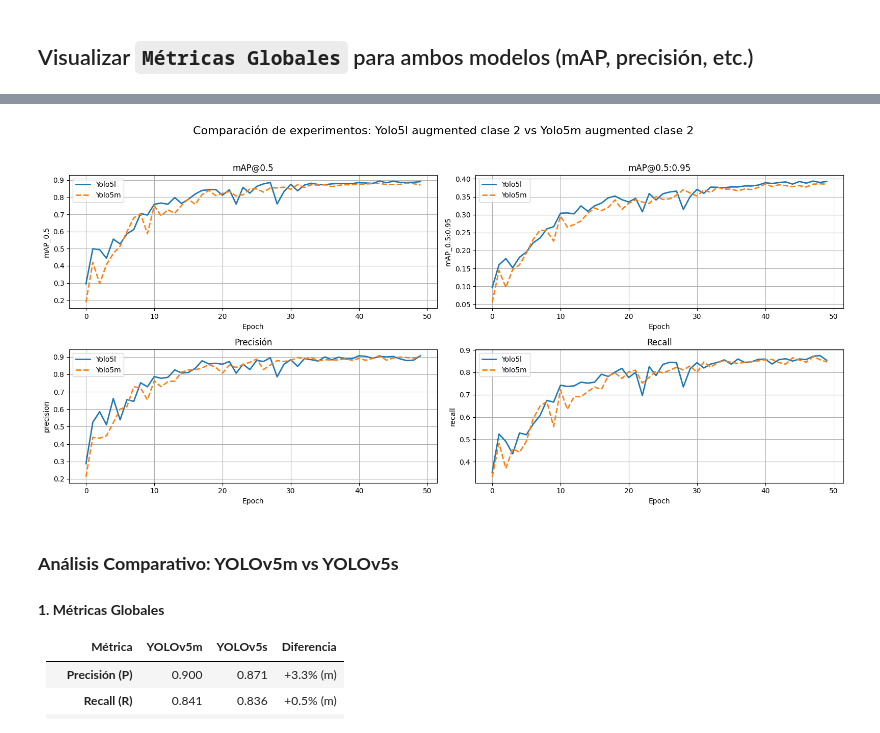
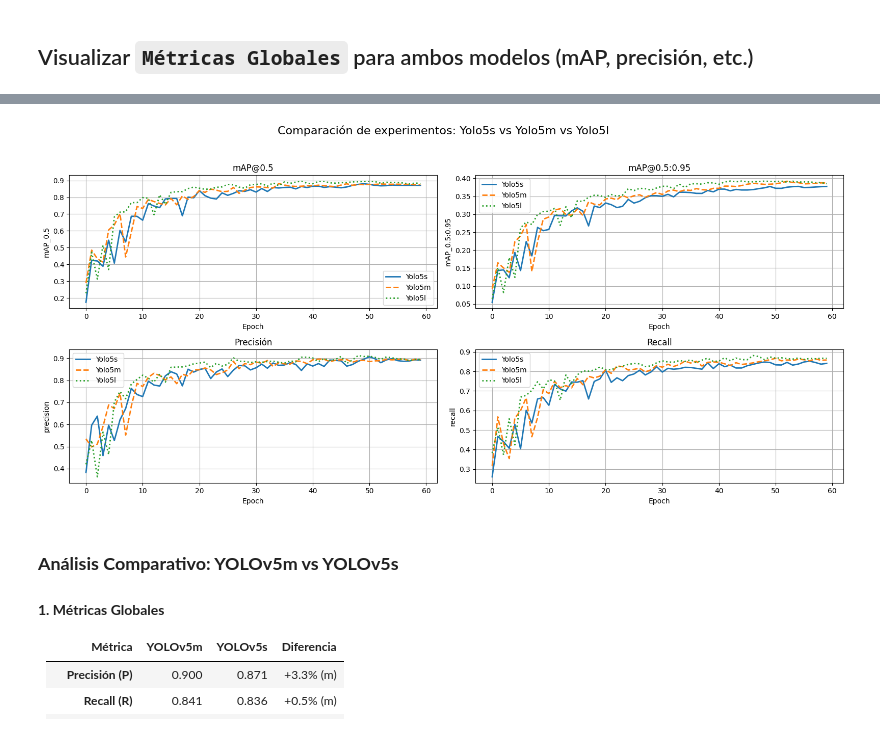
Before and after one commit to matiastripode/ceia-vision-2-tp-integrador, a Jupyter notebook: VPC2_TP_Integrador_(Martin_Paz_Matias_Tripode).ipynb, the cells around one changed output, grey strips where cells are left out. Drawn from its saved outputs; the diff is of its cells as text; code cells hidden in the pictures.

Commit message:
Agrega graficas de metricas globales para los modelos S, M y L

```diff
--- a/VPC2_TP_Integrador_(Martin_Paz_Matias_Tripode).ipynb
+++ b/VPC2_TP_Integrador_(Martin_Paz_Matias_Tripode).ipynb
@@ -928,41 +939,45 @@ Drive already mounted at /content/drive; to attempt to forcibly remount, call dr
 import pandas as pd
 import matplotlib.pyplot as plt
 
-def comparar_experimentos(exp1, exp2):
+def comparar_experimentos(exp1, exp2, exp3):
     def cargar_resultados(exp):
         path = f'runs/train/{exp}/results.csv'
         df = pd.read_csv(path)
         df.columns = df.columns.str.strip()  # Limpiar espacios
         return df
 
     df1 = cargar_resultados(exp1)
     df2 = cargar_resultados(exp2)
+    df3 = cargar_resultados(exp3)
 
     metrics = ['metrics/mAP_0.5', 'metrics/mAP_0.5:0.95', 'metrics/precision', 'metrics/recall']
     titulos = ['mAP@0.5', 'mAP@0.5:0.95', 'Precisión', 'Recall']
 
     plt.figure(figsize=(16, 8))
     for i, (metric, titulo) in enumerate(zip(metrics, titulos)):
         plt.subplot(2, 2, i + 1)
-        plt.plot(df1[metric], label='Yolo5l', linewidth=2)
+        plt.plot(df1[metric], label='Yolo5s', linewidth=2)
         plt.plot(df2[metric], label='Yolo5m', linewidth=2, linestyle='--')
+        plt.plot(df3[metric], label='Yolo5l', linewidth=2, linestyle=':')
         plt.title(titulo)
         plt.xlabel('Epoch')
         plt.ylabel(metric.split('/')[-1])
         plt.grid(True)
         plt.legend()
-    exp1_title = 'Yolo5l augmented clase 2'
-    exp2_title = 'Yolo5m augmented clase 2'
+    exp1_title = 'Yolo5s'
+    exp2_title = 'Yolo5m'
+    exp3_title = 'Yolo5l'
 
-    plt.suptitle(f'Comparación de experimentos: {exp1_title} vs {exp2_title}', fontsize=16)
+    plt.suptitle(f'Comparación de experimentos: {exp1_title} vs {exp2_title} vs {exp3_title}', fontsize=16)
     plt.tight_layout(rect=[0, 0.03, 1, 0.95])
     plt.show()
 
-experiments = ['yolov5l_augmented_clase2_batch32_epoch50_exp1', 'yolov5m_augmented_clase2_batch32_epoch50_exp5']
+experiments = ['yolov5s_augmented_all_classes_batch32_epoch60', 'yolov5m_augmented_all_classes_batch32_epoch60', 'yolov5l_augmented_all_classes_batch32_epoch60']
 
-comparar_experimentos(experiments[0], experiments[1])
+
+comparar_experimentos(experiments[0], experiments[1], experiments[2])
 # %% [output]
-[figure, old version]
+[figure, new version]
 # %% [markdown]
 ### **Análisis Comparativo: YOLOv5m vs YOLOv5s**
 
```
Also changed, not shown: parts of 6 cells of this notebook.
